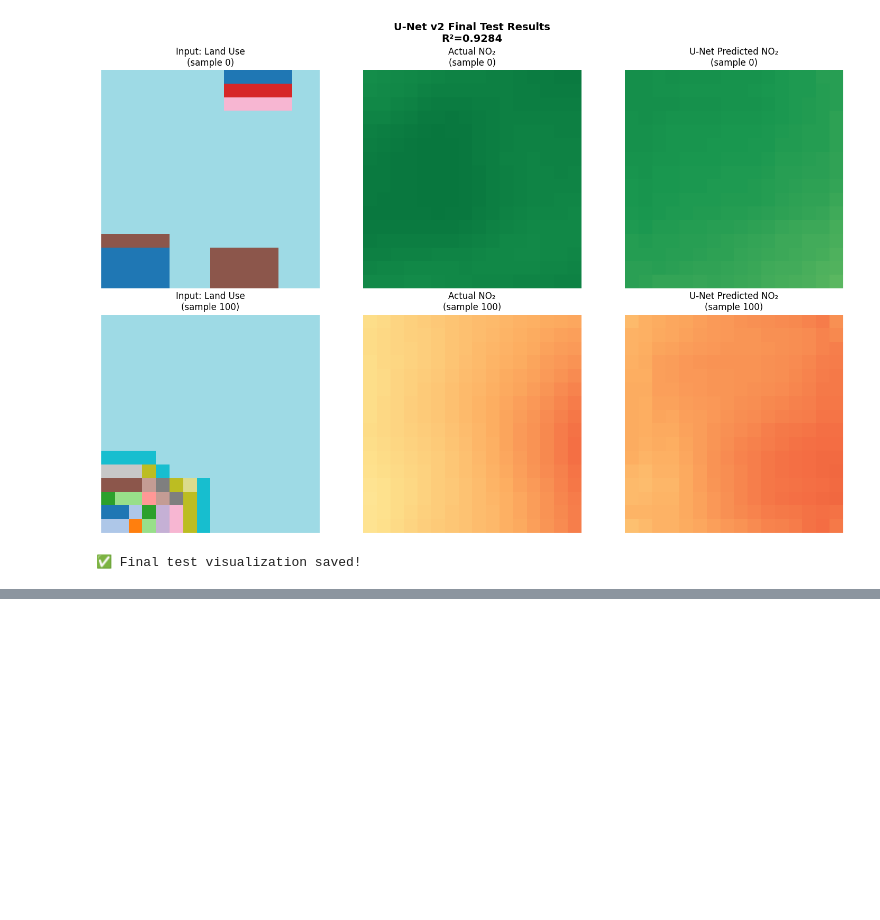
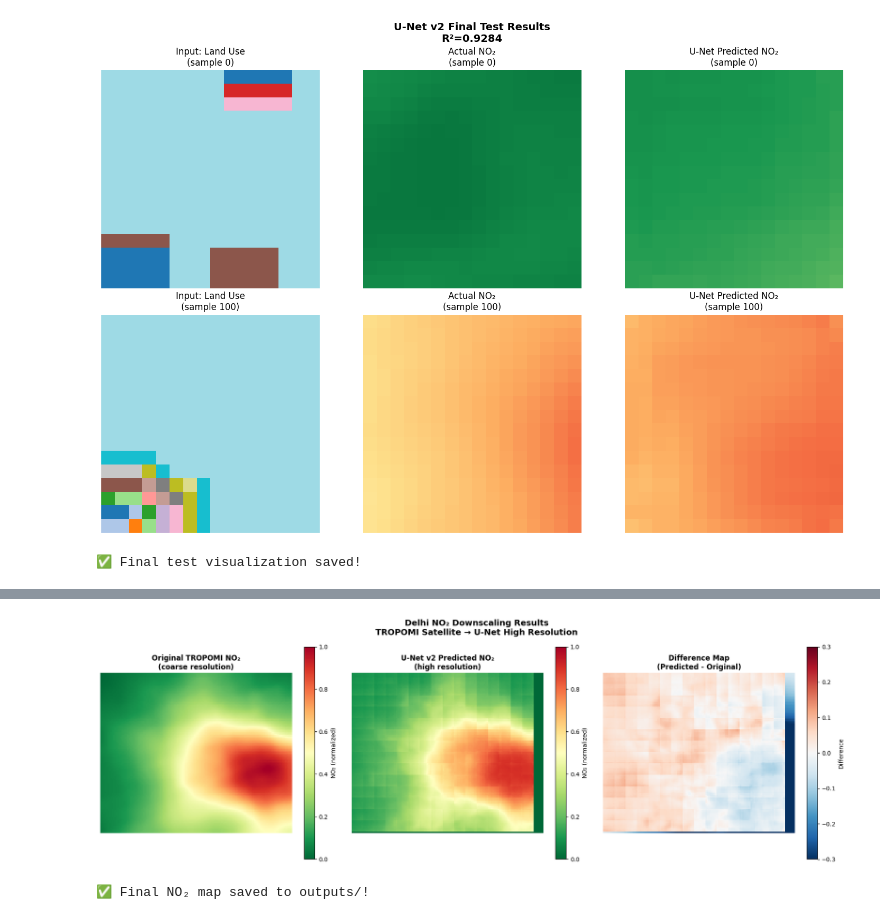
Before and after one commit to sneha-trivedii/Downscaling-of-satellite-based-air-quality-map, a Jupyter notebook: notebooks/05_unet_model.ipynb, the cells around one changed output, grey strips where cells are left out. Cells and saved outputs as stored; diff of their text form; code cells hidden in the pictures; blank space fills up the shorter version.

Commit message:
Generate final Delhi NO2 high-resolution map Project complete - U-Net v2 R2=0.9284

```diff
--- a/notebooks/05_unet_model.ipynb
+++ b/notebooks/05_unet_model.ipynb
@@ -812,0 +895,65 @@ print("✅ Final test visualization saved!")
+# %%
+# visualise predicted map
+# Load original annual NO₂ for comparison
+original_no2 = normalized_data['no2']
+
+fig, axes = plt.subplots(1, 3, figsize=(18, 6))
+
+# Original coarse NO₂
+im1 = axes[0].imshow(
+    original_no2,
+    cmap='RdYlGn_r', vmin=0, vmax=1
+)
+axes[0].set_title(
+    'Original TROPOMI NO₂\n'
+    '(coarse resolution)',
+    fontsize=12, fontweight='bold'
+)
+axes[0].axis('off')
+plt.colorbar(im1, ax=axes[0],
+             label='NO₂ (normalized)')
+
+# U-Net predicted high-res NO₂
+im2 = axes[1].imshow(
+    no2_predicted,
+    cmap='RdYlGn_r', vmin=0, vmax=1
+)
+axes[1].set_title(
+    'U-Net v2 Predicted NO₂\n'
+    '(high resolution)',
+    fontsize=12, fontweight='bold'
+)
+axes[1].axis('off')
+plt.colorbar(im2, ax=axes[1],
+             label='NO₂ (normalized)')
+
+# Difference map
+difference = no2_predicted - original_no2
+im3 = axes[2].imshow(
+    difference,
+    cmap='RdBu_r',
+    vmin=-0.3, vmax=0.3
+)
+axes[2].set_title(
+    'Difference Map\n'
+    '(Predicted - Original)',
+    fontsize=12, fontweight='bold'
+)
+axes[2].axis('off')
+plt.colorbar(im3, ax=axes[2],
+             label='Difference')
+
+plt.suptitle(
+    'Delhi NO₂ Downscaling Results\n'
+    'TROPOMI Satellite → U-Net High Resolution',
+    fontsize=14, fontweight='bold'
+)
+plt.tight_layout()
+plt.savefig('outputs/delhi_no2_final_map.png',
+            dpi=300, bbox_inches='tight')
+plt.show()
+
+print("✅ Final NO₂ map saved to outputs/!")
+# %% [output]
+[figure, added]
+✅ Final NO₂ map saved to outputs/!
```
Also changed, not shown: parts of 2 cells of this notebook, 2 other files.
